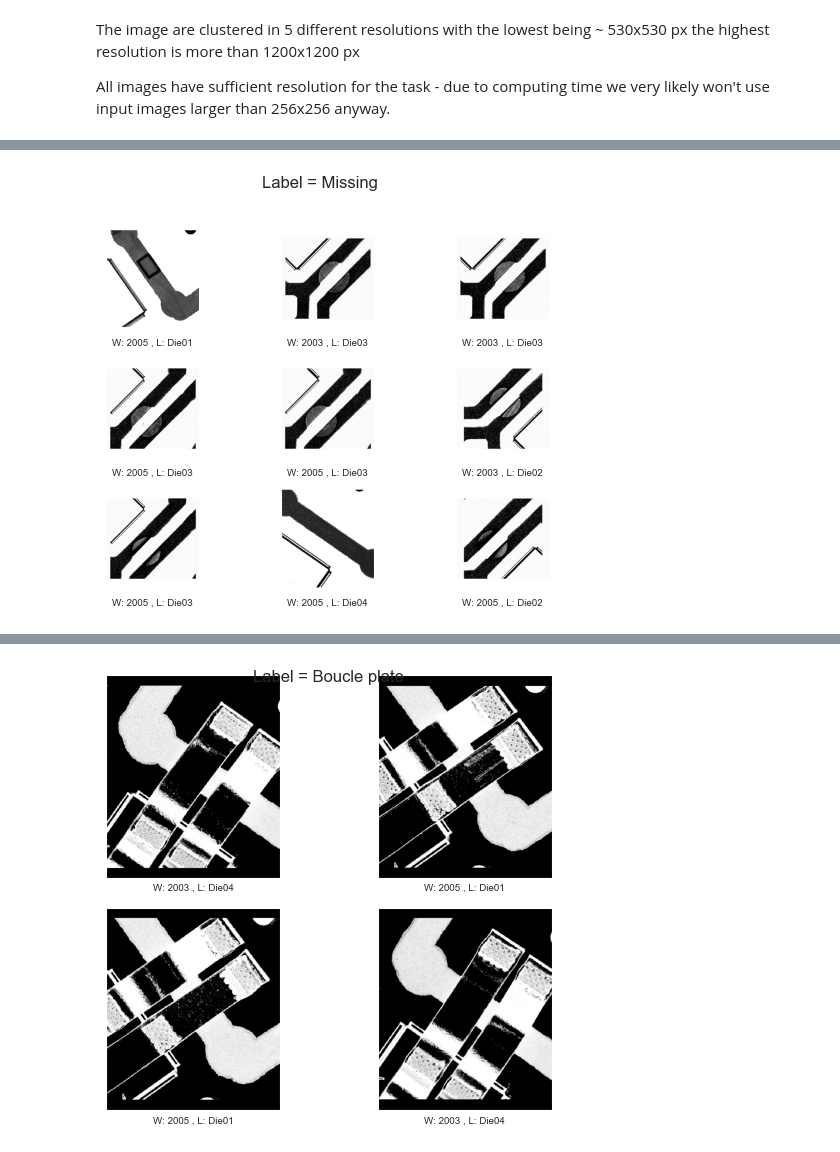
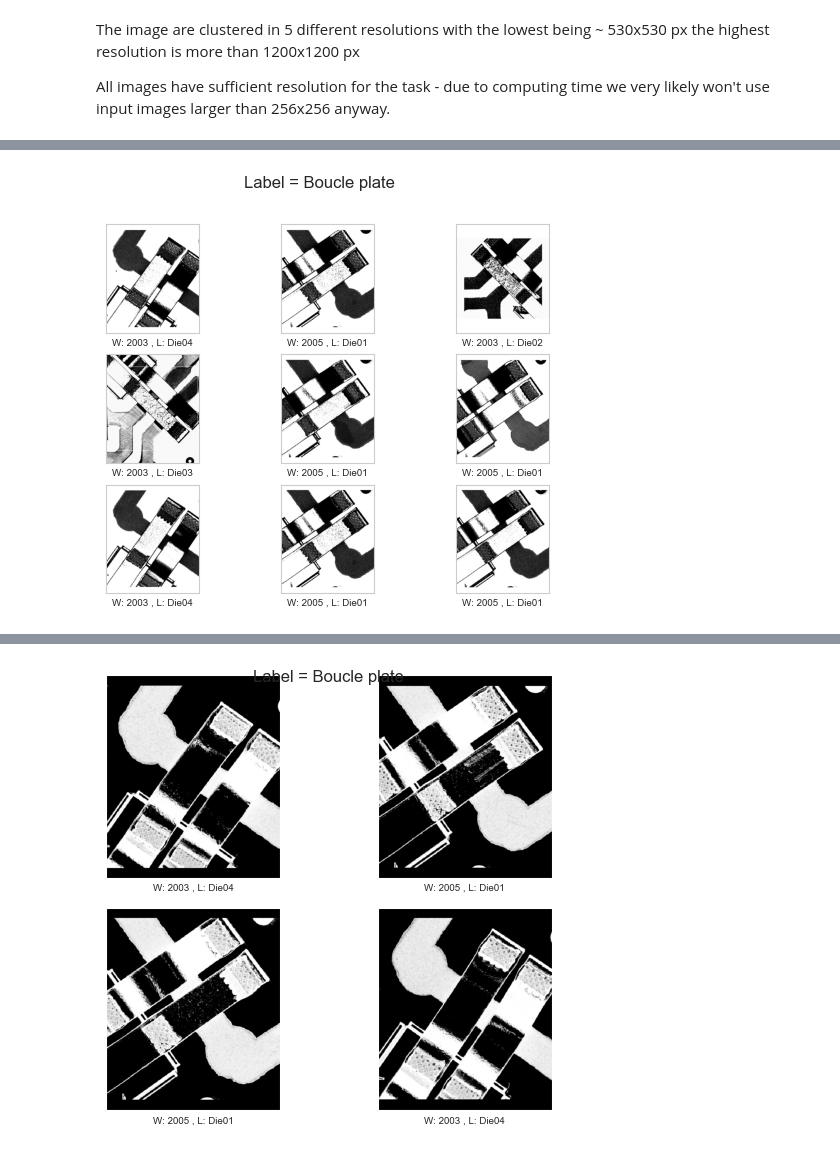
Before and after one commit to Sl4artiB4rtF4rst/MachineVision_Valeo_ChallangeData, a Jupyter notebook: 1_DatasetCharacteristics/exploratory_data_analysis.ipynb, the cells around one changed output, grey strips where cells are left out. Drawn from its saved outputs; the diff is of its cells as text; code cells hidden in the pictures.

```diff
--- a/1_DatasetCharacteristics/exploratory_data_analysis.ipynb
+++ b/1_DatasetCharacteristics/exploratory_data_analysis.ipynb
@@ -458,7 +459,9 @@ PlotLabels(test_df,6,[3,3],base_file_path=base_file_path,image_subpath_train= im
 # %%
-PlotLabels(label_df,'Missing',[3,3],base_file_path=base_file_path,image_subpath_train= image_subpath_train,SaveFlag=True,colorMap='grey',TestTrain='Train')
+#labels:  Missing  , GOOD  , Lift-off blanc  , Short circuit MOS   ,  Lift-off noir   , Boucle plate
+
+PlotLabels(label_df,'Boucle plate',[3,3],base_file_path=base_file_path,image_subpath_train= image_subpath_train,SaveFlag=True,colorMap='grey',TestTrain='Train')
 # %% [output]
-[figure, old version]
+[figure, new version]
 # %%
 PlotLib(label_df,'Die01',[3,3],SaveFlag=True,base_file_path=base_file_path,colorMap = 'gray')
 # %% [output]
```
Also changed, not shown: parts of 4 cells of this notebook, 4 other files.
